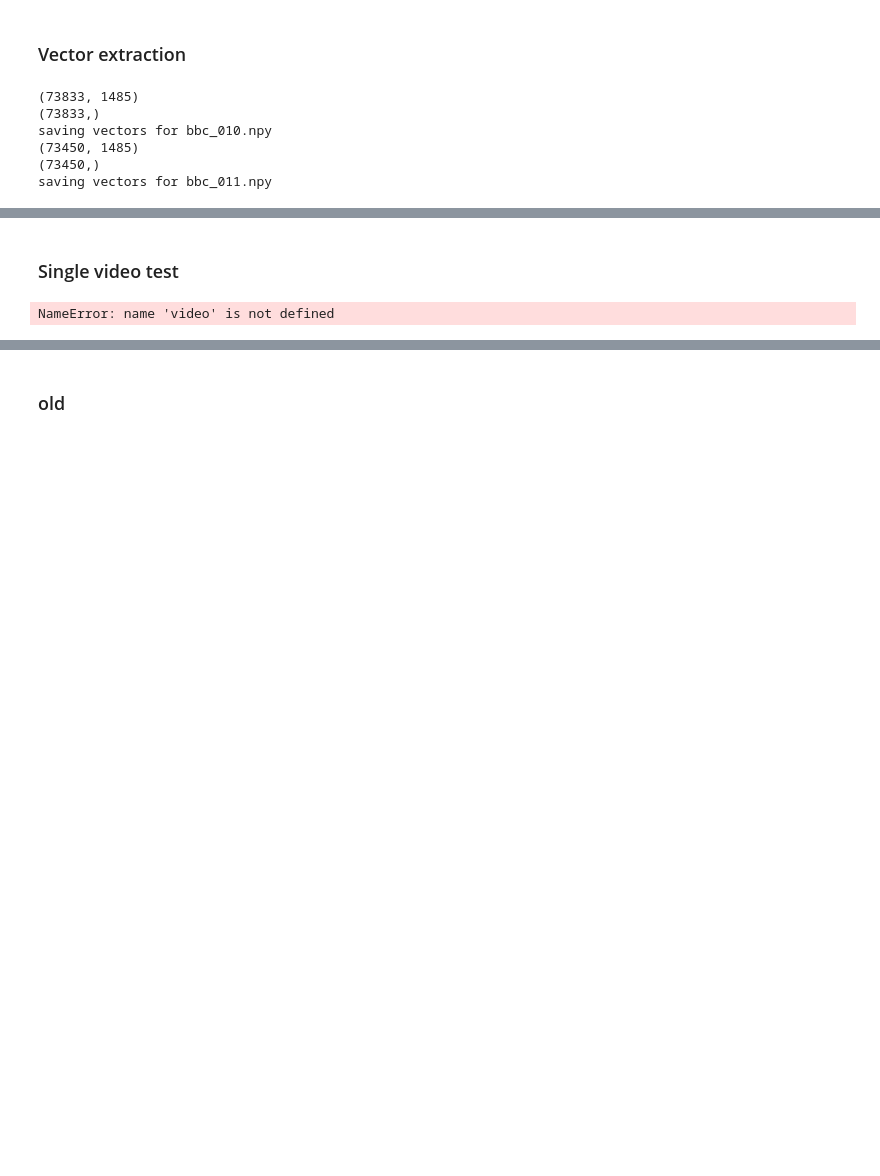
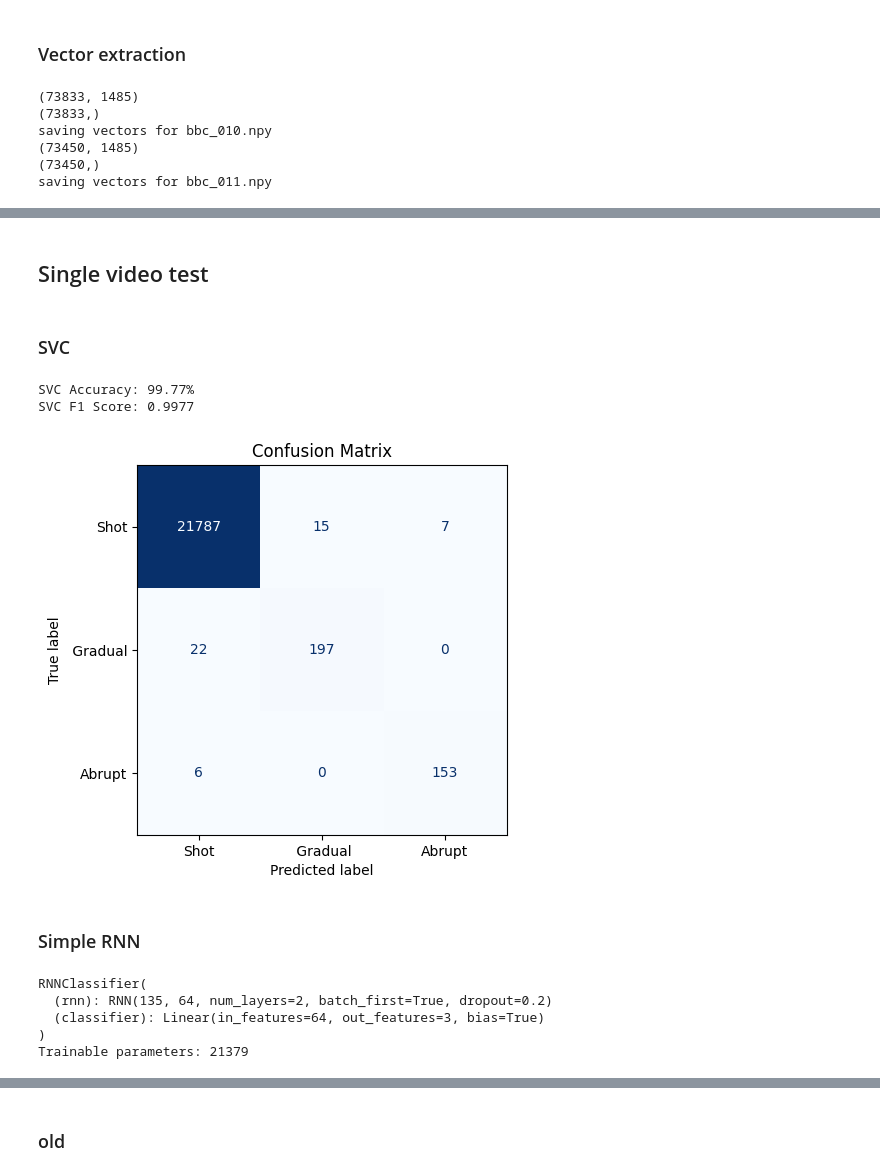
Before and after one commit to Bono046/DIP_project, a Jupyter notebook: SCD_features_classification.ipynb, the cells around one changed output, grey strips where cells are left out. Saved outputs shown, nothing was run; the diff lists cells and outputs as text; code cells hidden in the pictures; blank space fills up the shorter version.

Commit message:
single and multi video division

```diff
--- a/SCD_features_classification.ipynb
+++ b/SCD_features_classification.ipynb
@@ -338,0 +343,19 @@ saving vectors for bbc_011.npy
+# %%
+# SVC classification
+
+def train_svc_model(X_train, y_train, X_test, y_test):
+    # Create an SVM model with a linear kernel
+    svm_model = SVC(kernel='rbf', C = 10, gamma = 'scale', class_weight='balanced', random_state=42)
+
+    # Train the model
+    svm_model.fit(X_train, y_train)
+
+    # Predict the labels of the test set
+    y_pred = svm_model.predict(X_test)
+
+    # Calculate the accuracy of the model
+    accuracy = accuracy_score(y_test, y_pred)
+    # f1 score
+    f1 = f1_score(y_test, y_pred, average='weighted')
+
+    return accuracy, f1, y_pred
@@ -339,11 +459,26 @@ saving vectors for bbc_011.npy
+# %%
+# Generate the confusion matrix
+def plot_confusion_matrix(y_test, y_pred):
+    conf_matrix = confusion_matrix(y_test, y_pred)
+    disp = ConfusionMatrixDisplay(confusion_matrix=conf_matrix, display_labels=["Shot", " Gradual", "Abrupt"])
+
+    # Plot confusion matrix
+    disp.plot(cmap=plt.cm.Blues, colorbar=False)
+    plt.title("Confusion Matrix")
+    plt.show()
+
+    #print("Confusion Matrix:")
+    #print(conf_matrix)
 # %% [markdown]
-### Single video test
+## Single video test
 # %%
 # single video
 seq_len = 11
 feature_dim = 135
 
-video = '01'
+video = '06'
+# %% [markdown]
+### SVC
 # %%
 # SVC
 x_1 = np.load(data_path + '/bbc_vec/bbc_' + video + '_x.npy')
@@ -351,6 +486,17 @@ y_1 = np.load(data_path + '/bbc_vec/bbc_' + video + '_y.npy')
 
 # Split dataset
 X_train, X_test, y_train, y_test = train_test_split(x_1,y_1, test_size=0.3, random_state=42)
+# %%
+accuracy, f1, y_pred = train_svc_model(X_train, y_train, X_test, y_test)
+print(f"SVC Accuracy: {accuracy * 100:.2f}%")
+print(f"SVC F1 Score: {f1:.4f}")
+plot_confusion_matrix(y_test, y_pred)
+# %% [output]
+SVC Accuracy: 99.77%
+SVC F1 Score: 0.9977
+[figure, added]
+# %% [markdown]
+### Simple RNN
 # %%
 # RNN
 x_buff = np.load(data_path + '/bbc_vec_buff/bbc_' + video + '_x.npy')
@@ -377,5 +523,30 @@ print("Train samples:", len(train_dataset))
 print("Test samples:", len(test_dataset))
 print("Train batches:", len(train_dataloader))
 print("Test batches:", len(test_dataloader))
-# %% [output]
-NameError: name 'video' is not defined
+# %%
+# train and evaluate RNN model
+device = torch.device("cuda" if torch.cuda.is_available() else "cpu")
+
+input_size = feature_dim
+hidden_size = 64
+num_layers = 2
+num_classes = 3
+
+model_rnn = RNNClassifier(
+    input_size=input_size,
+    hidden_size=hidden_size,
+    num_layers=num_layers,
+    num_classes=num_classes,
+).to(device)
+
+loss_fn = nn.CrossEntropyLoss()
+optimizer = torch.optim.Adam(model_rnn.parameters(), lr=1e-3)
+
+print(model_rnn)
+print(f"Trainable parameters: {sum(p.numel() for p in model_rnn.parameters() if p.requires_grad)}")
+# %% [output]
+RNNClassifier(
+  (rnn): RNN(135, 64, num_layers=2, batch_first=True, dropout=0.2)
+  (classifier): Linear(in_features=64, out_features=3, bias=True)
+)
+Trainable parameters: 21379
```
Also changed, not shown: parts of 41 cells of this notebook.
